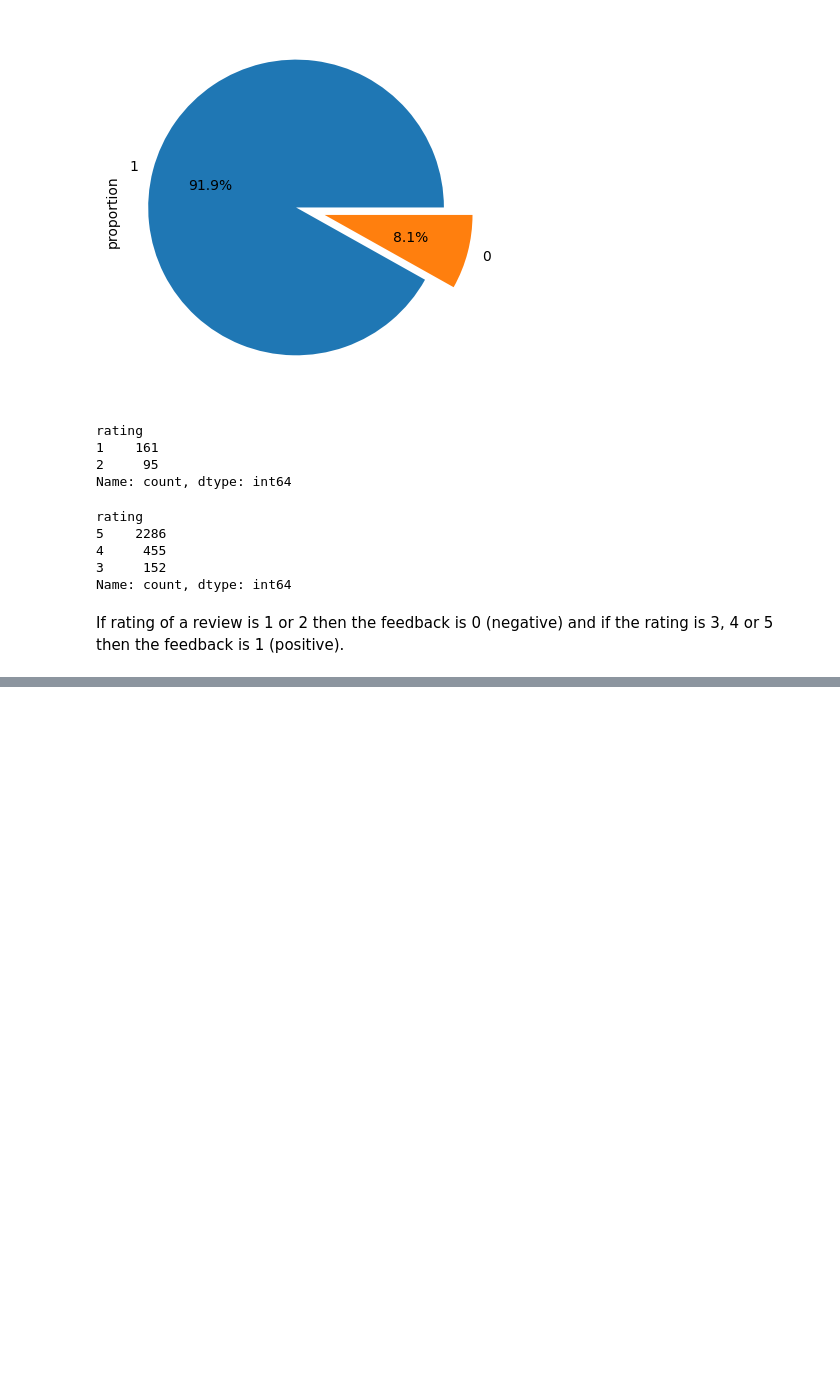
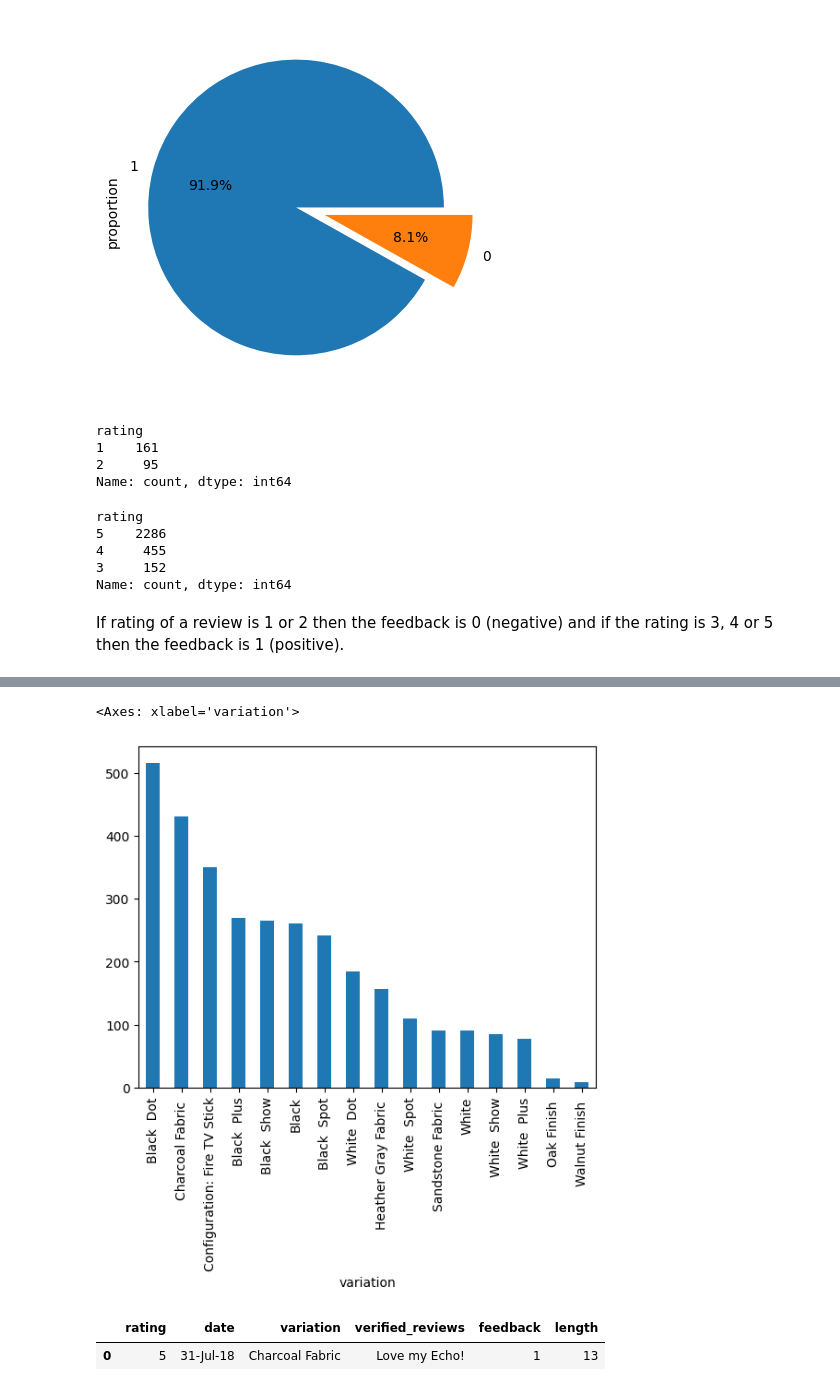
Before and after one commit to itzuditsharma/Sentiment-Analysis-Alexa, a Jupyter notebook: exploration.ipynb, the cells around one changed output, grey strips where cells are left out. Cells and saved outputs as stored; diff of their text form; code cells hidden in the pictures; blank space fills up the shorter version.

Commit message:
Analysed variation column

```diff
--- a/exploration.ipynb
+++ b/exploration.ipynb
@@ -255,0 +279,10 @@ If rating of a review is 1 or 2 then the feedback is 0 (negative) and if the rat
+# %%
+data.variation.value_counts().plot(kind = 'bar')
+# %% [output]
+<Axes: xlabel='variation'>
+[figure, added]
+# %%
+data.head(1)
+# %% [output]
+|  | rating | date | variation | verified_reviews | feedback | length |
+| 0 | 5 | 31-Jul-18 | Charcoal Fabric | Love my Echo! | 1 | 13 |
```
Also changed, not shown: parts of 4 cells of this notebook.
